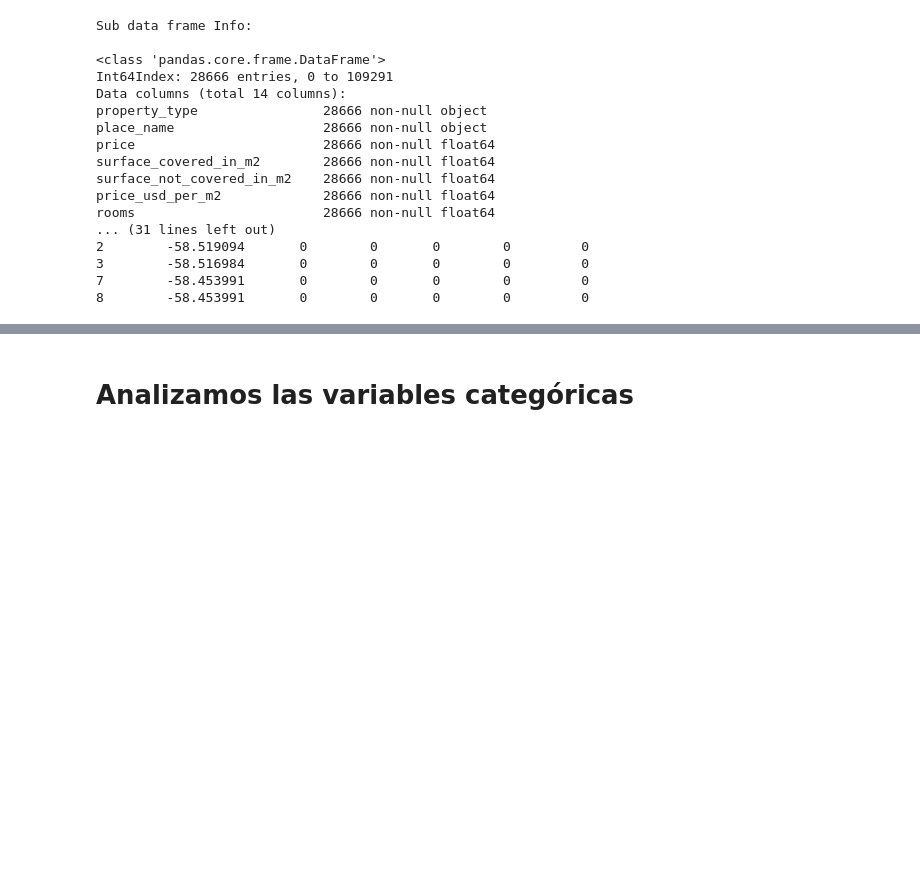
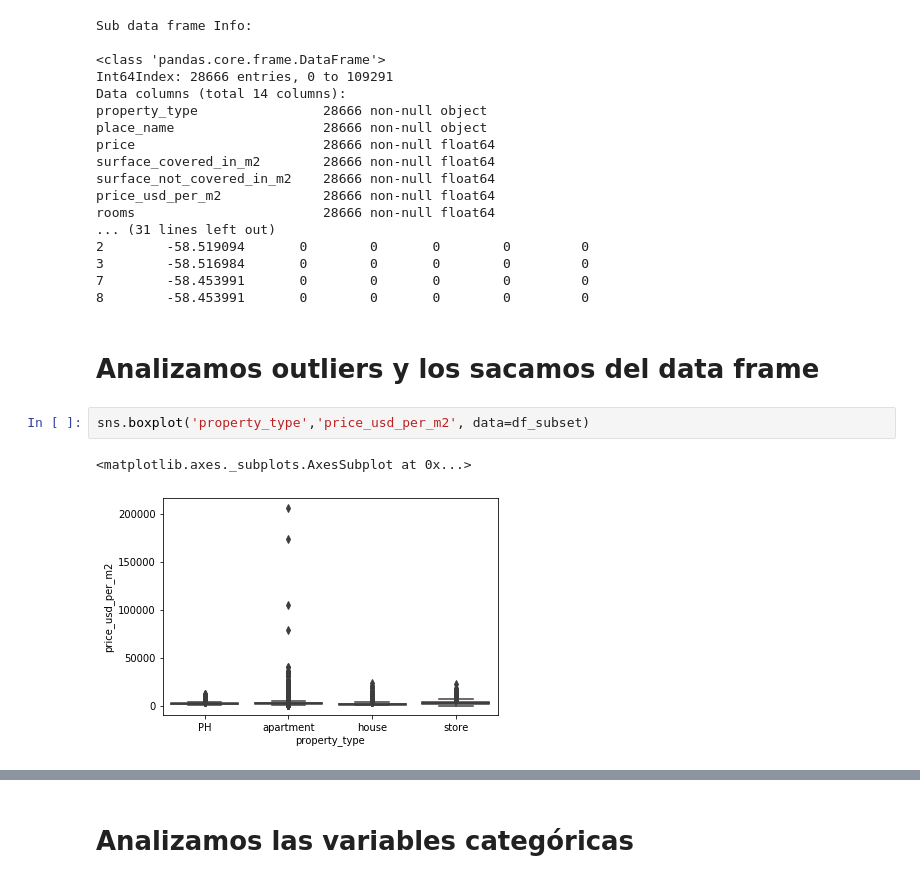
Before and after one commit to rdgagliano/DataScience-Grupo3, a Jupyter notebook: Desafio_2_1.ipynb, the cells around one changed output, grey strips where cells are left out. Drawn from its saved outputs; the diff is of its cells as text; blank space fills up the shorter version.

```diff
--- a/Desafio_2_1.ipynb
+++ b/Desafio_2_1.ipynb
@@ -154,3 +154,10 @@ rooms                        28666 non-null float64
 3        -58.516984       0        0       0        0         0
 7        -58.453991       0        0       0        0         0
 8        -58.453991       0        0       0        0         0
+# %% [markdown]
+# Analizamos outliers y los sacamos del data frame
+# %%
+sns.boxplot('property_type','price_usd_per_m2', data=df_subset)
+# %% [output]
+<matplotlib.axes._subplots.AxesSubplot at 0x...>
+[figure, added]
```
Also changed, not shown: parts of 33 cells of this notebook, 1 other file.
